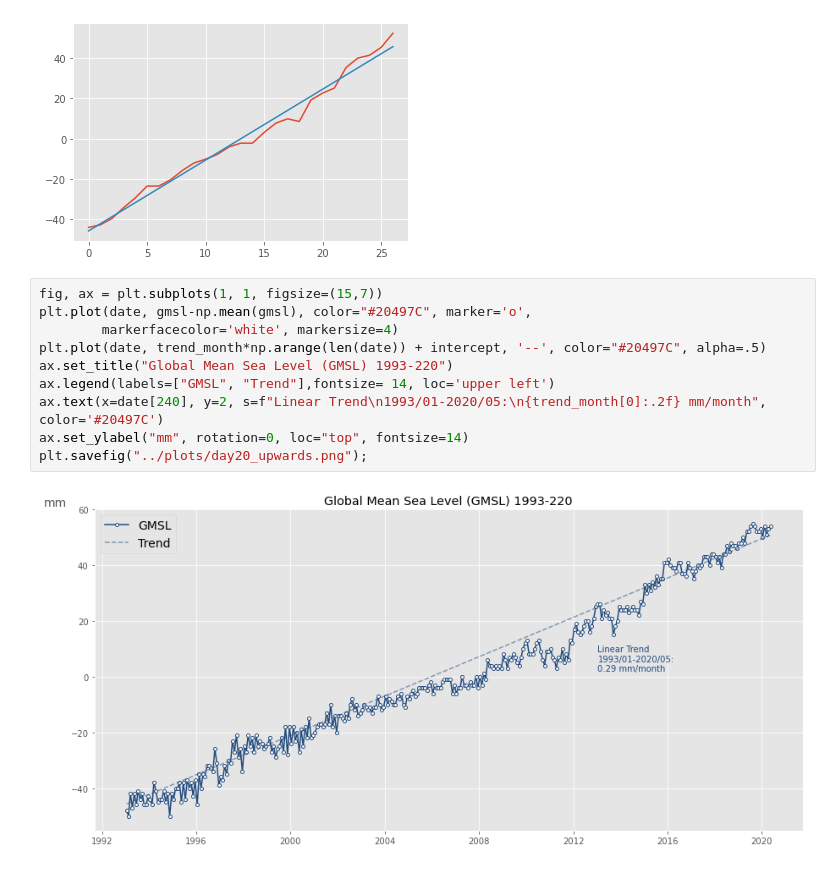
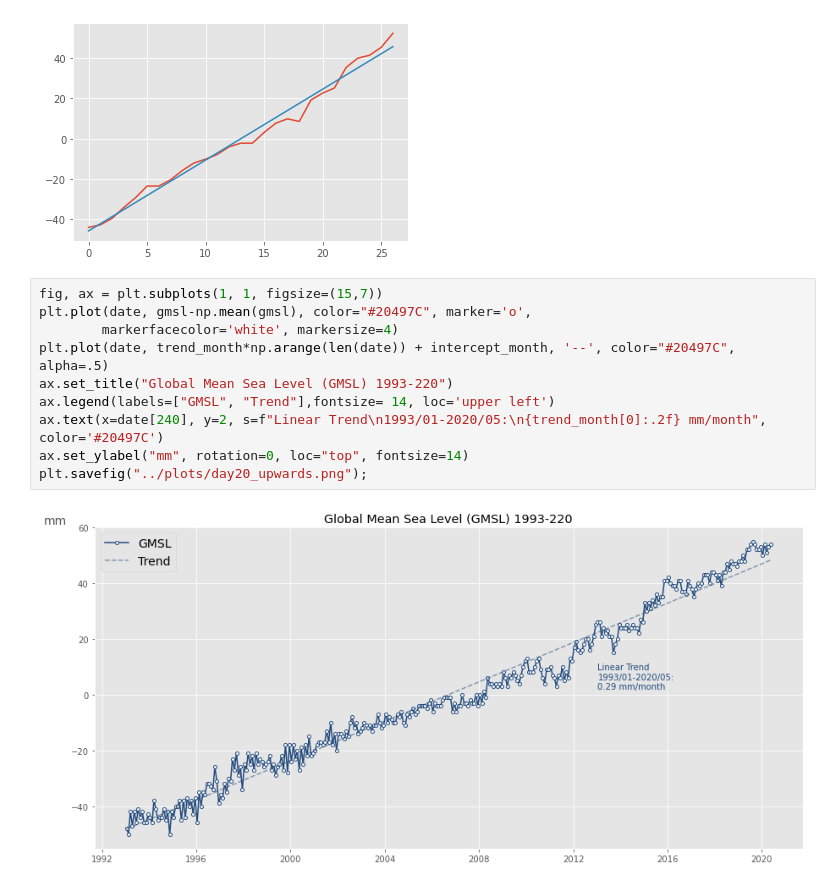
Before and after one commit to froukje/30-day-chart-challenge, a Jupyter notebook: notebooks/Day20_upwards.ipynb, the cells around one changed output. Drawn from its saved outputs; the diff is of its cells as text.

```diff
--- a/notebooks/Day20_upwards.ipynb
+++ b/notebooks/Day20_upwards.ipynb
@@ -177,12 +177,12 @@ plt.plot(trend*np.arange(27) + intercept)
 # %%
 fig, ax = plt.subplots(1, 1, figsize=(15,7))
 plt.plot(date, gmsl-np.mean(gmsl), color="#20497C", marker='o',
         markerfacecolor='white', markersize=4)
-plt.plot(date, trend_month*np.arange(len(date)) + intercept, '--', color="#20497C", alpha=.5)
+plt.plot(date, trend_month*np.arange(len(date)) + intercept_month, '--', color="#20497C", alpha=.5)
 ax.set_title("Global Mean Sea Level (GMSL) 1993-220")
 ax.legend(labels=["GMSL", "Trend"],fontsize= 14, loc='upper left')
 ax.text(x=date[240], y=2, s=f"Linear Trend\n1993/01-2020/05:\n{trend_month[0]:.2f} mm/month", color='#20497C')
 ax.set_ylabel("mm", rotation=0, loc="top", fontsize=14)
 plt.savefig("../plots/day20_upwards.png");
 # %% [output]
-[figure, old version]
+[figure, new version]
```
Also changed, not shown: 7 other files.
